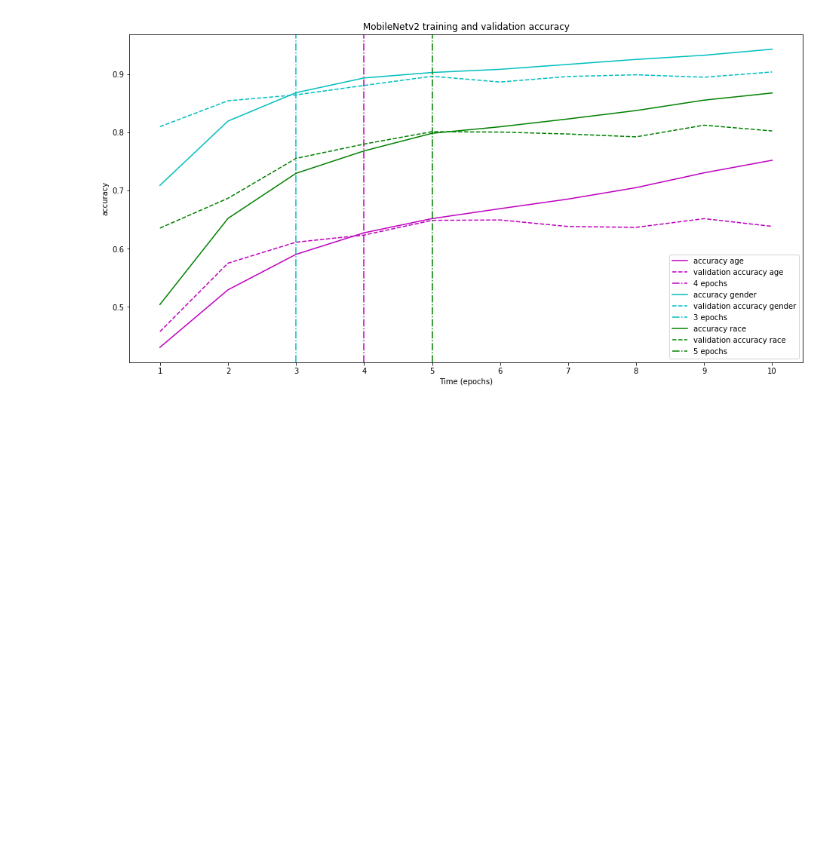
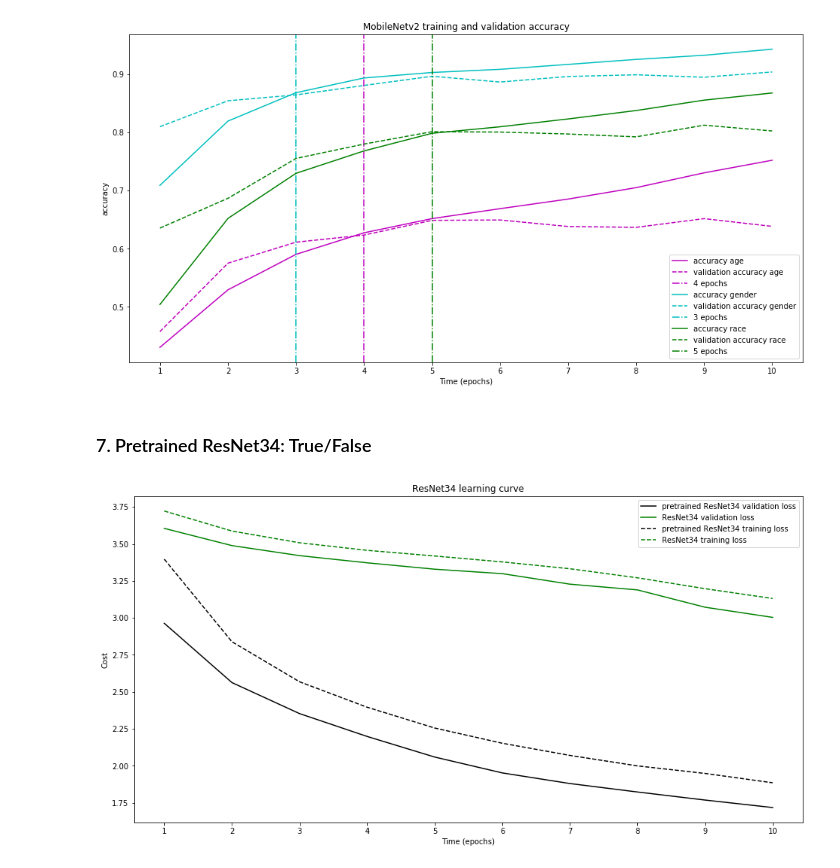
Before and after one commit to julia-komleva/dl, a Jupyter notebook: 2-UTKFace/UTKFace_MTL_resnet_mobilenet.ipynb, the cells around one changed output. Saved outputs shown, nothing was run; the diff lists cells and outputs as text; code cells hidden in the pictures; blank space fills up the shorter version.

```diff
--- a/2-UTKFace/UTKFace_MTL_resnet_mobilenet.ipynb
+++ b/2-UTKFace/UTKFace_MTL_resnet_mobilenet.ipynb
@@ -639,3 +653,25 @@ plt.ylabel("accuracy")
 plt.legend();
 # %% [output]
 [figure]
+# %% [markdown]
+### 7. Pretrained ResNet34: True/False
+# %%
+df_resnet34_pretrained = pd.read_csv('3.csv') # lr=1e-5
+df_resnet34 = pd.read_csv('9.csv') # lr=1e-5
+plt.figure(figsize=(16,8))
+plt.title("ResNet34 learning curve")
+
+
+plt.plot(x, df_resnet34_pretrained['validation loss'], 'k', label = 'pretrained ResNet34 validation loss')
+plt.plot(x, df_resnet34_pretrained['training loss'], 'k--', label = 'pretrained ResNet34 training loss')
+
+plt.plot(x, df_resnet34['validation loss'], 'g', label = 'ResNet34 validation loss')
+
+plt.plot(x, df_resnet34['training loss'], 'g--', label = 'ResNet34 training loss')
+
+plt.xlabel("Time (epochs)")
+plt.ylabel("Cost")
+plt.xticks(range(1, 11))
+plt.legend();
+# %% [output]
+[figure, added]
```
Also changed, not shown: parts of 9 cells of this notebook.
